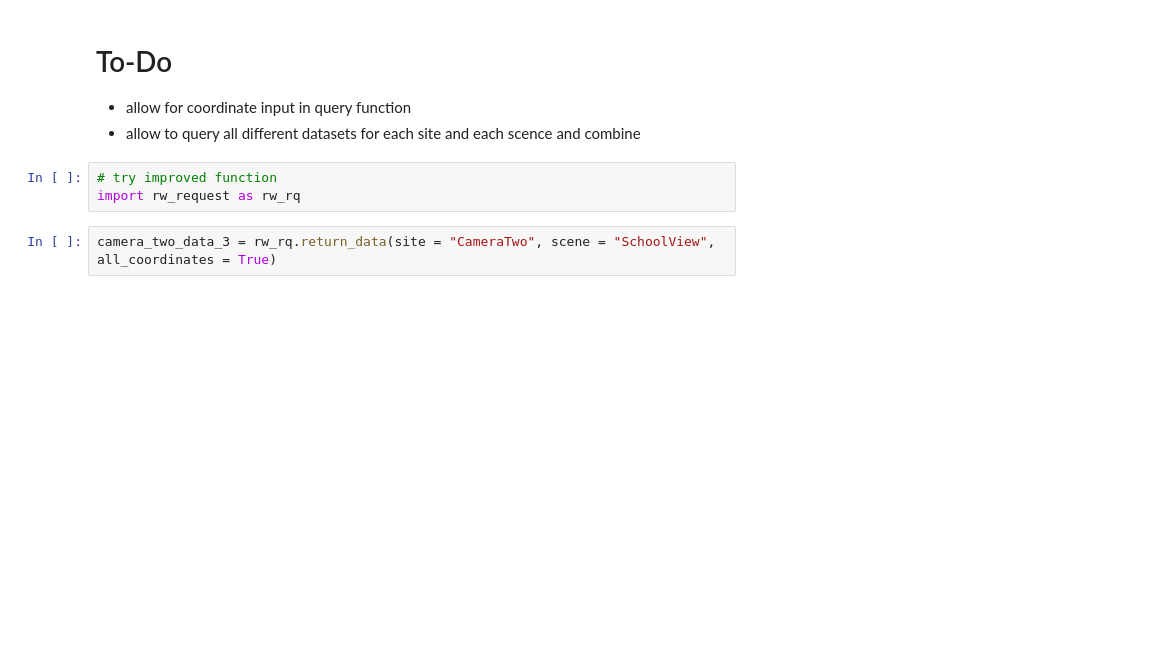
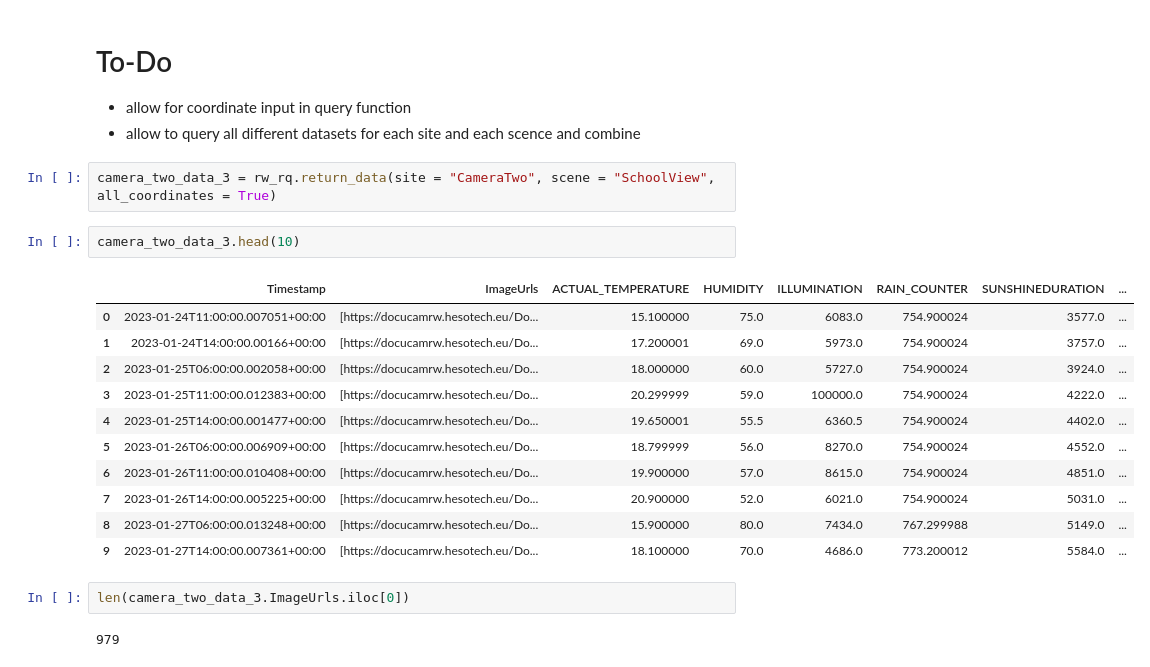
Before and after one commit to jonas-nothnagel/landslide_hesotech, a Jupyter notebook: notebooks/rwanda_api_test.ipynb, the cells around one changed output. Cells and saved outputs as stored; diff of their text form; blank space fills up the shorter version.

Commit message:
updated function

```diff
--- a/notebooks/rwanda_api_test.ipynb
+++ b/notebooks/rwanda_api_test.ipynb
@@ -101,8 +118,23 @@ display(HTML(df_all.to_html()))
 # To-Do
 * allow for coordinate input in query function
 * allow to query all different datasets for each site and each scence and combine
-# %%
-# try improved function
-import rw_request as rw_rq
 # %%
 camera_two_data_3 = rw_rq.return_data(site = "CameraTwo", scene = "SchoolView", all_coordinates = True)
+# %%
+camera_two_data_3.head(10)
+# %% [output]
+|  | Timestamp | ImageUrls | ACTUAL_TEMPERATURE | HUMIDITY | ILLUMINATION | RAIN_COUNTER | SUNSHINEDURATION | ... |
+| 0 | 2023-01-24T11:00:00.007051+00:00 | [https://docucamrw.hesotech.eu/Do... | 15.100000 | 75.0 | 6083.0 | 754.900024 | 3577.0 | ... |
+| 1 | 2023-01-24T14:00:00.00166+00:00 | [https://docucamrw.hesotech.eu/Do... | 17.200001 | 69.0 | 5973.0 | 754.900024 | 3757.0 | ... |
+| 2 | 2023-01-25T06:00:00.002058+00:00 | [https://docucamrw.hesotech.eu/Do... | 18.000000 | 60.0 | 5727.0 | 754.900024 | 3924.0 | ... |
+| 3 | 2023-01-25T11:00:00.012383+00:00 | [https://docucamrw.hesotech.eu/Do... | 20.299999 | 59.0 | 100000.0 | 754.900024 | 4222.0 | ... |
+| 4 | 2023-01-25T14:00:00.001477+00:00 | [https://docucamrw.hesotech.eu/Do... | 19.650001 | 55.5 | 6360.5 | 754.900024 | 4402.0 | ... |
+| 5 | 2023-01-26T06:00:00.006909+00:00 | [https://docucamrw.hesotech.eu/Do... | 18.799999 | 56.0 | 8270.0 | 754.900024 | 4552.0 | ... |
+| 6 | 2023-01-26T11:00:00.010408+00:00 | [https://docucamrw.hesotech.eu/Do... | 19.900000 | 57.0 | 8615.0 | 754.900024 | 4851.0 | ... |
+| 7 | 2023-01-26T14:00:00.005225+00:00 | [https://docucamrw.hesotech.eu/Do... | 20.900000 | 52.0 | 6021.0 | 754.900024 | 5031.0 | ... |
+| 8 | 2023-01-27T06:00:00.013248+00:00 | [https://docucamrw.hesotech.eu/Do... | 15.900000 | 80.0 | 7434.0 | 767.299988 | 5149.0 | ... |
+| 9 | 2023-01-27T14:00:00.007361+00:00 | [https://docucamrw.hesotech.eu/Do... | 18.100000 | 70.0 | 4686.0 | 773.200012 | 5584.0 | ... |
+# %%
+len(camera_two_data_3.ImageUrls.iloc[0])
+# %% [output]
+979
```
Also changed, not shown: parts of 6 cells of this notebook, 4 other files.
